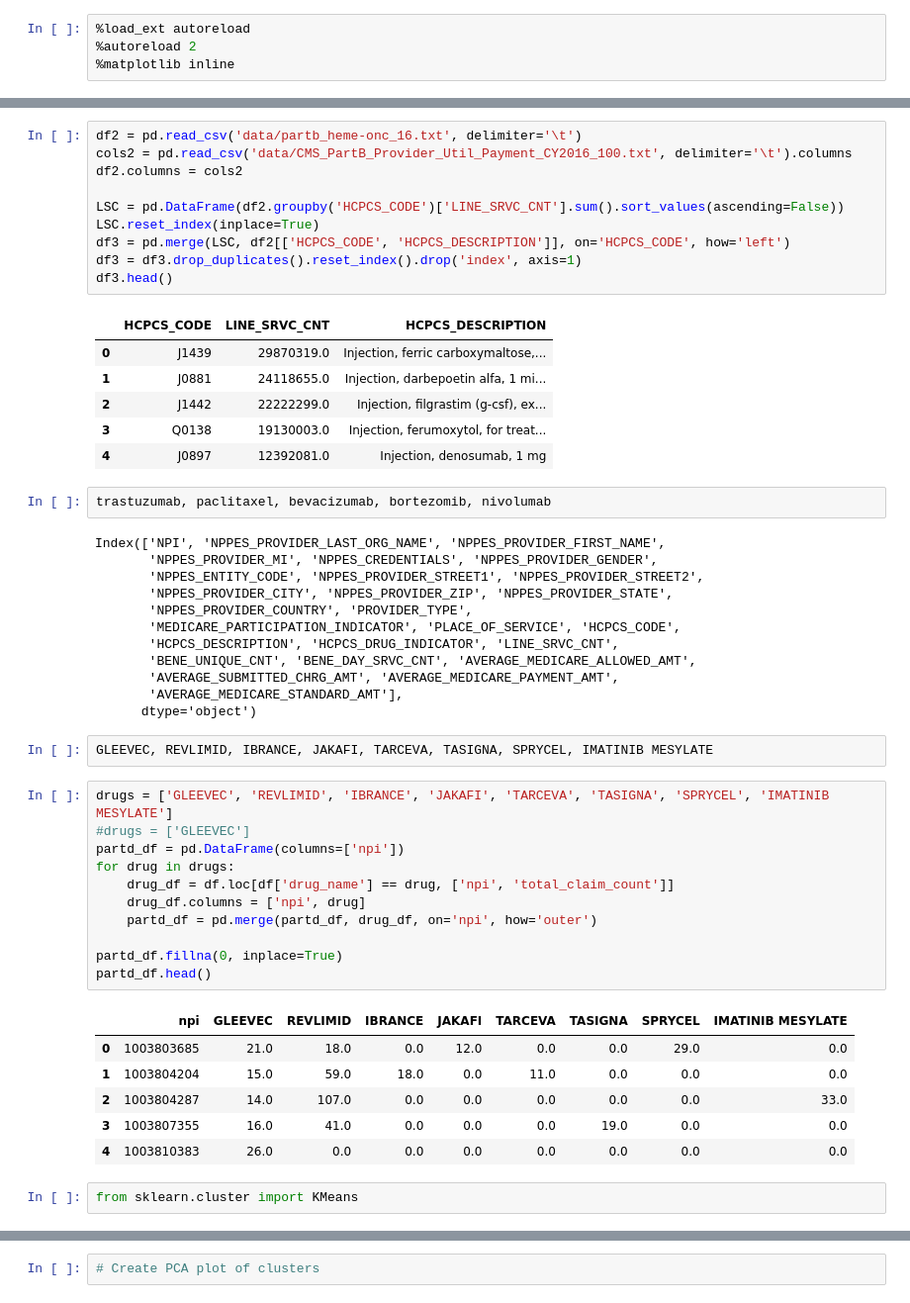
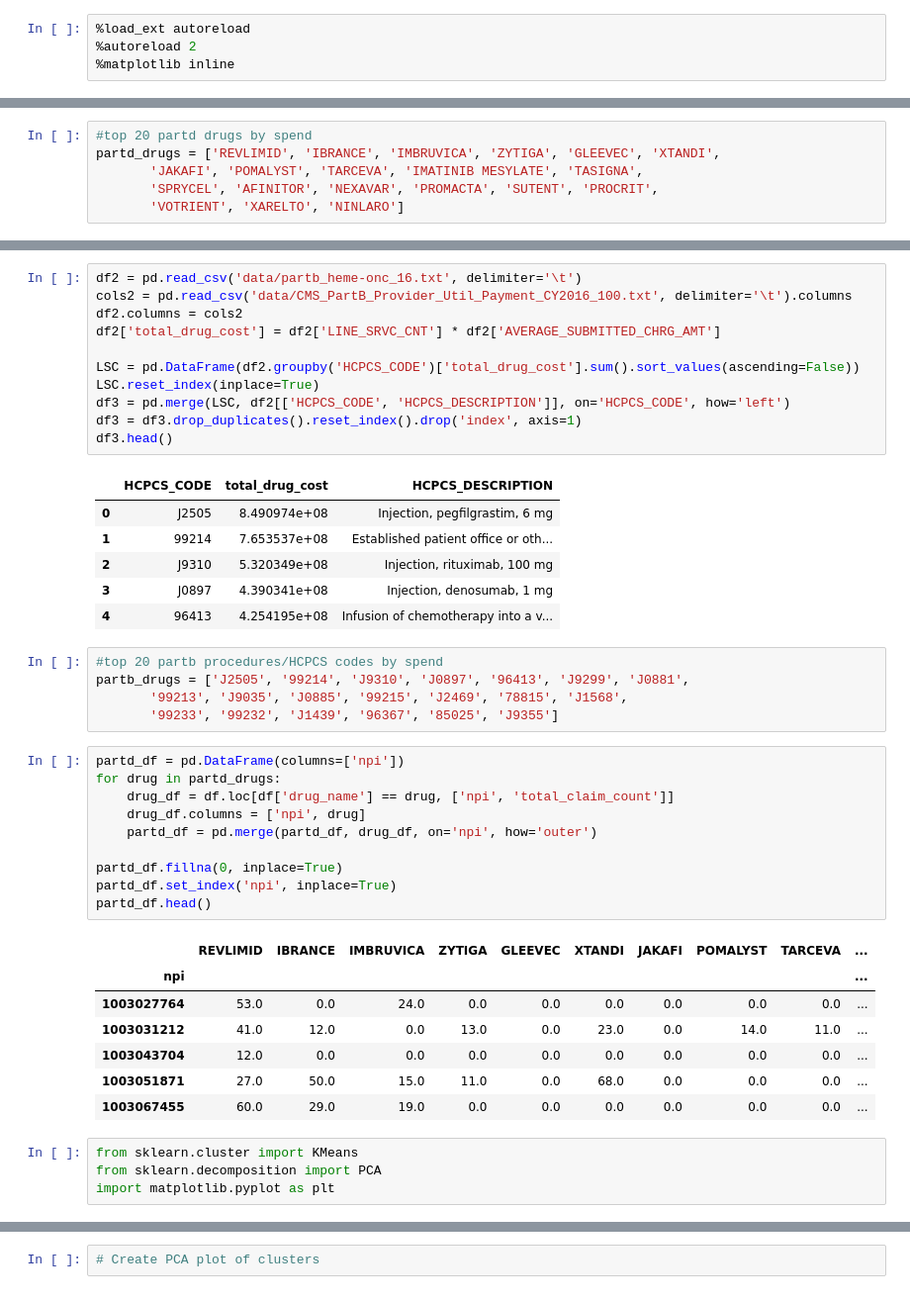
Before and after one commit to m3ngineer/med-mapper, a Jupyter notebook: heme_onc.ipynb, the cells around one changed output, grey strips where cells are left out. Shown: that part at 99% size. Drawn from its saved outputs; the diff is of its cells as text.

Commit message:
Updated model with other 2016 data

```diff
--- a/heme_onc.ipynb
+++ b/heme_onc.ipynb
@@ -33,0 +43,6 @@ GLEEVEC, REVLIMID, IBRANCE, JAKAFI, TARCEVA, TASIGNA, SPRYCEL, IMATINIB MESYLATE
+# %%
+#top 20 partd drugs by spend
+partd_drugs = ['REVLIMID', 'IBRANCE', 'IMBRUVICA', 'ZYTIGA', 'GLEEVEC', 'XTANDI',
+       'JAKAFI', 'POMALYST', 'TARCEVA', 'IMATINIB MESYLATE', 'TASIGNA',
+       'SPRYCEL', 'AFINITOR', 'NEXAVAR', 'PROMACTA', 'SUTENT', 'PROCRIT',
+       'VOTRIENT', 'XARELTO', 'NINLARO']
@@ -35,53 +61,45 @@ GLEEVEC, REVLIMID, IBRANCE, JAKAFI, TARCEVA, TASIGNA, SPRYCEL, IMATINIB MESYLATE
 df2 = pd.read_csv('data/partb_heme-onc_16.txt', delimiter='\t')
 cols2 = pd.read_csv('data/CMS_PartB_Provider_Util_Payment_CY2016_100.txt', delimiter='\t').columns
 df2.columns = cols2
+df2['total_drug_cost'] = df2['LINE_SRVC_CNT'] * df2['AVERAGE_SUBMITTED_CHRG_AMT']
 
-LSC = pd.DataFrame(df2.groupby('HCPCS_CODE')['LINE_SRVC_CNT'].sum().sort_values(ascending=False))
+LSC = pd.DataFrame(df2.groupby('HCPCS_CODE')['total_drug_cost'].sum().sort_values(ascending=False))
 LSC.reset_index(inplace=True)
 df3 = pd.merge(LSC, df2[['HCPCS_CODE', 'HCPCS_DESCRIPTION']], on='HCPCS_CODE', how='left')
 df3 = df3.drop_duplicates().reset_index().drop('index', axis=1)
 df3.head()
 # %% [output]
-|  | HCPCS_CODE | LINE_SRVC_CNT | HCPCS_DESCRIPTION |
-| 0 | J1439 | 29870319.0 | Injection, ferric carboxymaltose,... |
-| 1 | J0881 | 24118655.0 | Injection, darbepoetin alfa, 1 mi... |
-| 2 | J1442 | 22222299.0 | Injection, filgrastim (g-csf), ex... |
-| 3 | Q0138 | 19130003.0 | Injection, ferumoxytol, for treat... |
-| 4 | J0897 | 12392081.0 | Injection, denosumab, 1 mg |
+|  | HCPCS_CODE | total_drug_cost | HCPCS_DESCRIPTION |
+| 0 | J2505 | 8.490974e+08 | Injection, pegfilgrastim, 6 mg |
+| 1 | 99214 | 7.653537e+08 | Established patient office or oth... |
+| 2 | J9310 | 5.320349e+08 | Injection, rituximab, 100 mg |
+| 3 | J0897 | 4.390341e+08 | Injection, denosumab, 1 mg |
+| 4 | 96413 | 4.254195e+08 | Infusion of chemotherapy into a v... |
-# %%
-trastuzumab, paclitaxel, bevacizumab, bortezomib, nivolumab
-# %% [output]
-Index(['NPI', 'NPPES_PROVIDER_LAST_ORG_NAME', 'NPPES_PROVIDER_FIRST_NAME',
-       'NPPES_PROVIDER_MI', 'NPPES_CREDENTIALS', 'NPPES_PROVIDER_GENDER',
-       'NPPES_ENTITY_CODE', 'NPPES_PROVIDER_STREET1', 'NPPES_PROVIDER_STREET2',
-       'NPPES_PROVIDER_CITY', 'NPPES_PROVIDER_ZIP', 'NPPES_PROVIDER_STATE',
-       'NPPES_PROVIDER_COUNTRY', 'PROVIDER_TYPE',
-       'MEDICARE_PARTICIPATION_INDICATOR', 'PLACE_OF_SERVICE', 'HCPCS_CODE',
-       'HCPCS_DESCRIPTION', 'HCPCS_DRUG_INDICATOR', 'LINE_SRVC_CNT',
-       'BENE_UNIQUE_CNT', 'BENE_DAY_SRVC_CNT', 'AVERAGE_MEDICARE_ALLOWED_AMT',
-       'AVERAGE_SUBMITTED_CHRG_AMT', 'AVERAGE_MEDICARE_PAYMENT_AMT',
-       'AVERAGE_MEDICARE_STANDARD_AMT'],
-      dtype='object')
-# %%
-GLEEVEC, REVLIMID, IBRANCE, JAKAFI, TARCEVA, TASIGNA, SPRYCEL, IMATINIB MESYLATE
+# %%
+#top 20 partb procedures/HCPCS codes by spend
+partb_drugs = ['J2505', '99214', 'J9310', 'J0897', '96413', 'J9299', 'J0881',
+       '99213', 'J9035', 'J0885', '99215', 'J2469', '78815', 'J1568',
+       '99233', '99232', 'J1439', '96367', '85025', 'J9355']
 # %%
-drugs = ['GLEEVEC', 'REVLIMID', 'IBRANCE', 'JAKAFI', 'TARCEVA', 'TASIGNA', 'SPRYCEL', 'IMATINIB MESYLATE']
-#drugs = ['GLEEVEC']
 partd_df = pd.DataFrame(columns=['npi'])
-for drug in drugs:
+for drug in partd_drugs:
     drug_df = df.loc[df['drug_name'] == drug, ['npi', 'total_claim_count']]
     drug_df.columns = ['npi', drug]
     partd_df = pd.merge(partd_df, drug_df, on='npi', how='outer')
 
 partd_df.fillna(0, inplace=True)
+partd_df.set_index('npi', inplace=True)
 partd_df.head()
 # %% [output]
-|  | npi | GLEEVEC | REVLIMID | IBRANCE | JAKAFI | TARCEVA | TASIGNA | SPRYCEL | IMATINIB MESYLATE |
-| 0 | 1003803685 | 21.0 | 18.0 | 0.0 | 12.0 | 0.0 | 0.0 | 29.0 | 0.0 |
-| 1 | 1003804204 | 15.0 | 59.0 | 18.0 | 0.0 | 11.0 | 0.0 | 0.0 | 0.0 |
-| 2 | 1003804287 | 14.0 | 107.0 | 0.0 | 0.0 | 0.0 | 0.0 | 0.0 | 33.0 |
-| 3 | 1003807355 | 16.0 | 41.0 | 0.0 | 0.0 | 0.0 | 19.0 | 0.0 | 0.0 |
-| 4 | 1003810383 | 26.0 | 0.0 | 0.0 | 0.0 | 0.0 | 0.0 | 0.0 | 0.0 |
+|  | REVLIMID | IBRANCE | IMBRUVICA | ZYTIGA | GLEEVEC | XTANDI | JAKAFI | POMALYST | TARCEVA | ... |
+| npi |  |  |  |  |  |  |  |  |  | ... |
+| 1003027764 | 53.0 | 0.0 | 24.0 | 0.0 | 0.0 | 0.0 | 0.0 | 0.0 | 0.0 | ... |
+| 1003031212 | 41.0 | 12.0 | 0.0 | 13.0 | 0.0 | 23.0 | 0.0 | 14.0 | 11.0 | ... |
+| 1003043704 | 12.0 | 0.0 | 0.0 | 0.0 | 0.0 | 0.0 | 0.0 | 0.0 | 0.0 | ... |
+| 1003051871 | 27.0 | 50.0 | 15.0 | 11.0 | 0.0 | 68.0 | 0.0 | 0.0 | 0.0 | ... |
+| 1003067455 | 60.0 | 29.0 | 19.0 | 0.0 | 0.0 | 0.0 | 0.0 | 0.0 | 0.0 | ... |
 # %%
 from sklearn.cluster import KMeans
+from sklearn.decomposition import PCA
+import matplotlib.pyplot as plt
 # %%
```
Also changed, not shown: parts of 41 cells of this notebook, 5 other files.
